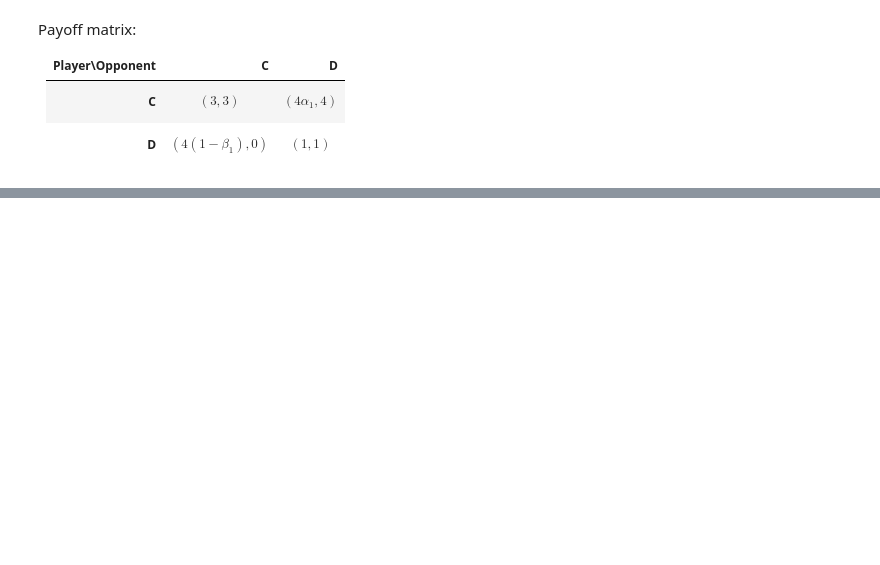
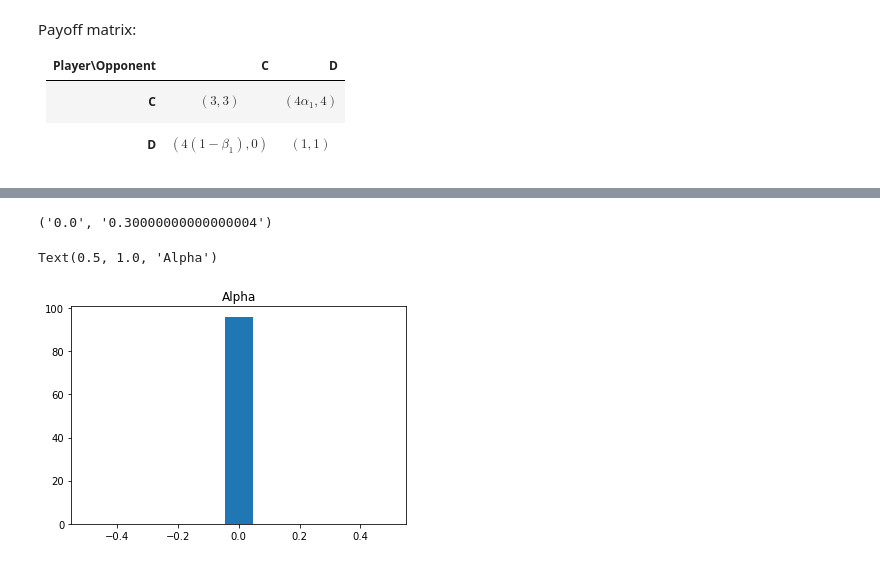
Before and after one commit to 1412richa/CRUtility, a Jupyter notebook: GuiltAndResponsibility/Codes/PD_level0.ipynb, the cells around one changed output, grey strips where cells are left out. Saved outputs shown, nothing was run; the diff lists cells and outputs as text; code cells hidden in the pictures; blank space fills up the shorter version.

```diff
--- a/GuiltAndResponsibility/Codes/PD_level0.ipynb
+++ b/GuiltAndResponsibility/Codes/PD_level0.ipynb
@@ -158,0 +266,4 @@ Not dropping rows with equal payoffs for now **(Checkpoint)**
+# %%
+# Create empty dataframes
+action1 = pd.DataFrame(index=df.index, columns=col) # utility matrix
+error1 = pd.DataFrame(index=df.index, columns=col)     # error matrix
@@ -160,7 +294,9 @@ Not dropping rows with equal payoffs for now **(Checkpoint)**
 # Calculating error matrix
 
 for x in col:
-    error[x] = utilities[x]==df['action_player']
+    error1[x] = action1[x]==df['action_player']
 
-error = 1 - error # Converting to ones and zeros from trues and falses
-error['player'] = df['player'] # Adding player column for easier future calculations
+error1 = 1 - error1 # Converting to ones and zeros from trues and falses
+error1['player'] = df['player'] # Adding player column for easier future calculations
+
+#error1.head()
@@ -170,10 +314,11 @@ error['player'] = df['player'] # Adding player column for easier future calculat
 data = []
 
 for i in df['player'].unique():
-    sum_of_error = (error[error['player']==i]).sum()
+    sum_of_error = (error1[error1['player']==i].iloc[:,:-1]).sum() # summing over error rows where player == i and taking every column except the last (which is the name column) using iloc
     number_of_trials = (df['player']==i).sum()
-    print(type(sum_of_error/number_of_trials))
-    #data = data + [sum_of_error/number_of_trials]
+    data = data + [sum_of_error/number_of_trials]
 
-avg_error = pd.DataFrame(data=data)
+avg_error1 = pd.DataFrame(data=data)
+
+#avg_error1.head()
 # %% [output]
@@ -187,0 +332,23 @@ TypeError: unsupported operand type(s) for /: 'str' and 'int'
+# %%
+# Minimise error
+
+min_error1 = avg_error1.idxmin(axis=1) # gives the first pair where minimum error occurs
+#min_error1
+# %% [output]
+('0.0', '0.30000000000000004')
+# %%
+# Creating list of alphas for each subject
+obs_alpha = []
+
+for x in min_error1:
+    obs_alpha = obs_alpha + [x[0]]
+
+obs_alpha = [float(x) for x in obs_alpha]
+
+
+# Plotting alpha
+plt.hist(obs_alpha, bins=11)
+plt.title('Alpha')
+# %% [output]
+Text(0.5, 1.0, 'Alpha')
+[figure, added]
```
Also changed, not shown: parts of 39 cells of this notebook.
